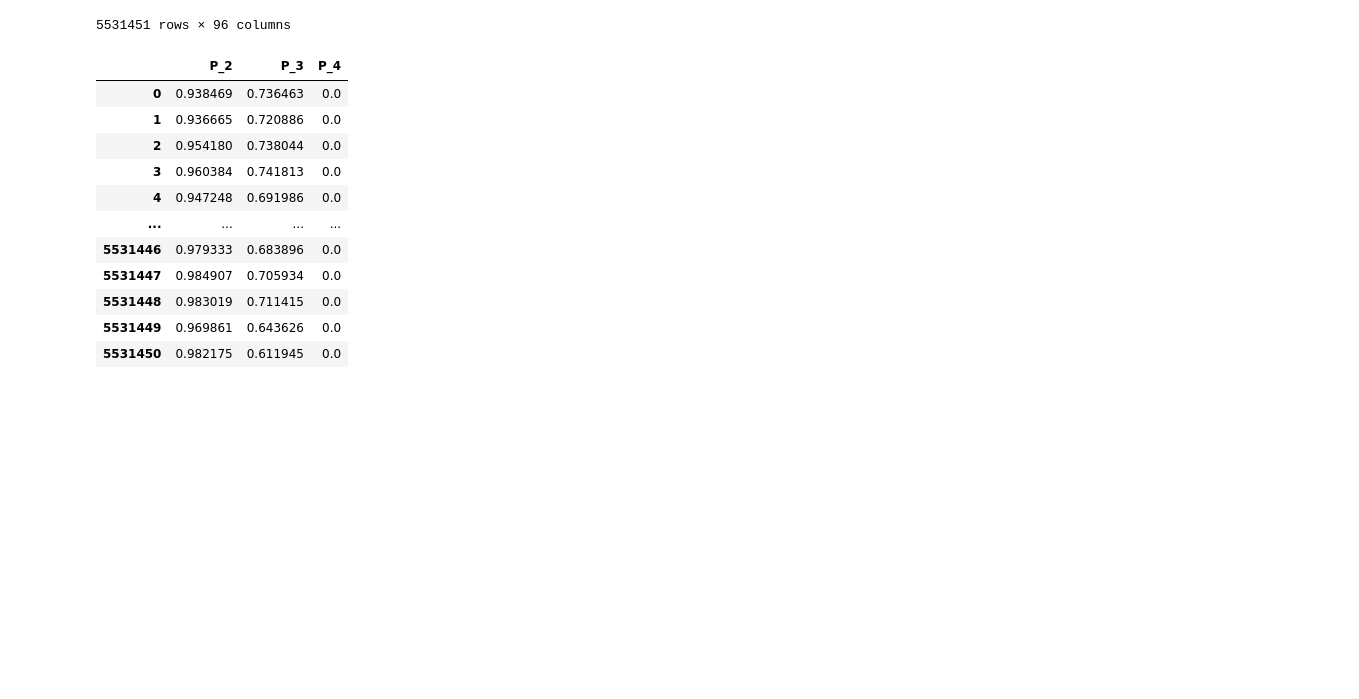
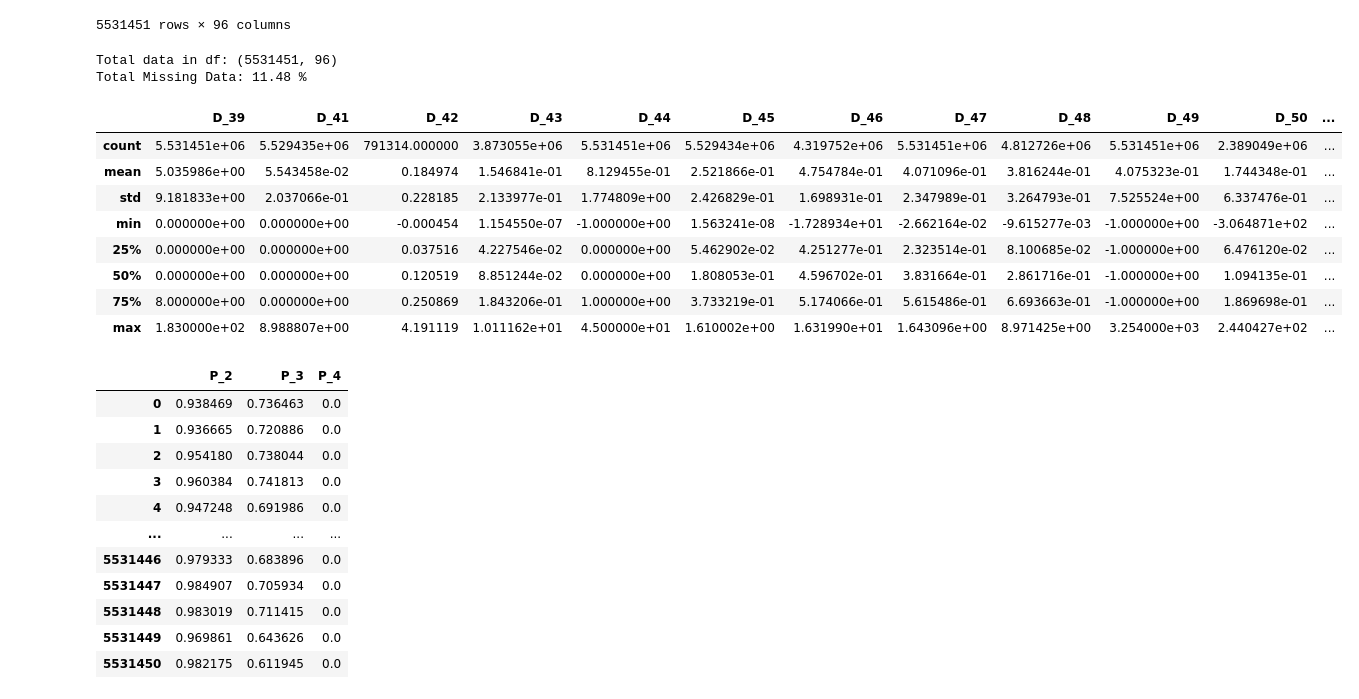
Before and after one commit to eutiagovski/amex-default-predicition, a Jupyter notebook: data-exploring/Amex_Default_Data_Exploring.ipynb, the cells around one changed output. Cells and saved outputs as stored; diff of their text form; code cells hidden in the pictures; blank space fills up the shorter version.

```diff
--- a/data-exploring/Amex_Default_Data_Exploring.ipynb
+++ b/data-exploring/Amex_Default_Data_Exploring.ipynb
@@ -132,6 +203,23 @@ df_d
 | 5531449 | 15 | 0.0 | NaN | 0.014235 | 0 | 0.748190 | 0.434467 | 0.531355 | 0.021576 | -1 | 0.099241 | ... |
 | 5531450 | 0 | 0.0 | NaN | 0.013455 | 0 | 0.750784 | 0.459745 | 0.531610 | 0.018577 | -1 | 0.088608 | ... |
 5531451 rows × 96 columns
+# %%
+print(f'Total data in df: {df_d.shape}')
+print(f'Total Missing Data: {(df_d.isnull().sum().sum() / df_d.shape[0]).round(2)} %')
+
+df_d.describe()
+# %% [output]
+Total data in df: (5531451, 96)
+Total Missing Data: 11.48 %
+|  | D_39 | D_41 | D_42 | D_43 | D_44 | D_45 | D_46 | D_47 | D_48 | D_49 | D_50 | ... |
+| count | 5.531451e+06 | 5.529435e+06 | 791314.000000 | 3.873055e+06 | 5.531451e+06 | 5.529434e+06 | 4.319752e+06 | 5.531451e+06 | 4.812726e+06 | 5.531451e+06 | 2.389049e+06 | ... |
+| mean | 5.035986e+00 | 5.543458e-02 | 0.184974 | 1.546841e-01 | 8.129455e-01 | 2.521866e-01 | 4.754784e-01 | 4.071096e-01 | 3.816244e-01 | 4.075323e-01 | 1.744348e-01 | ... |
+| std | 9.181833e+00 | 2.037066e-01 | 0.228185 | 2.133977e-01 | 1.774809e+00 | 2.426829e-01 | 1.698931e-01 | 2.347989e-01 | 3.264793e-01 | 7.525524e+00 | 6.337476e-01 | ... |
+| min | 0.000000e+00 | 0.000000e+00 | -0.000454 | 1.154550e-07 | -1.000000e+00 | 1.563241e-08 | -1.728934e+01 | -2.662164e-02 | -9.615277e-03 | -1.000000e+00 | -3.064871e+02 | ... |
+| 25% | 0.000000e+00 | 0.000000e+00 | 0.037516 | 4.227546e-02 | 0.000000e+00 | 5.462902e-02 | 4.251277e-01 | 2.323514e-01 | 8.100685e-02 | -1.000000e+00 | 6.476120e-02 | ... |
+| 50% | 0.000000e+00 | 0.000000e+00 | 0.120519 | 8.851244e-02 | 0.000000e+00 | 1.808053e-01 | 4.596702e-01 | 3.831664e-01 | 2.861716e-01 | -1.000000e+00 | 1.094135e-01 | ... |
+| 75% | 8.000000e+00 | 0.000000e+00 | 0.250869 | 1.843206e-01 | 1.000000e+00 | 3.733219e-01 | 5.174066e-01 | 5.615486e-01 | 6.693663e-01 | -1.000000e+00 | 1.869698e-01 | ... |
+| max | 1.830000e+02 | 8.988807e+00 | 4.191119 | 1.011162e+01 | 4.500000e+01 | 1.610002e+00 | 1.631990e+01 | 1.643096e+00 | 8.971425e+00 | 3.254000e+03 | 2.440427e+02 | ... |
 # %%
 df_p
 # %% [output]
```
Also changed, not shown: parts of 18 cells of this notebook.
